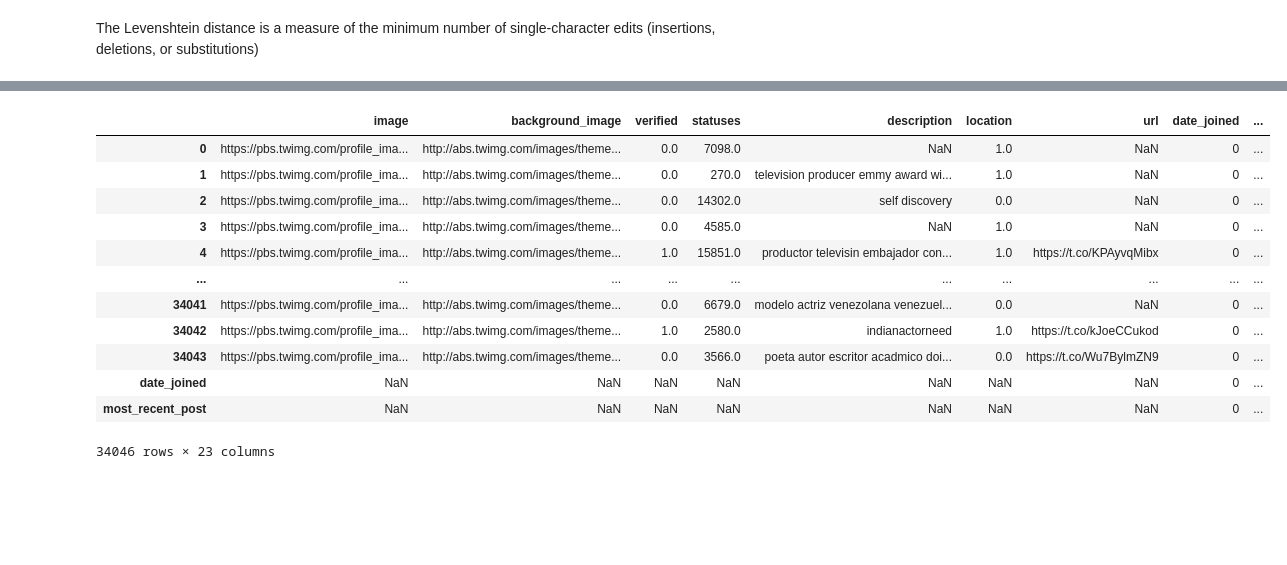
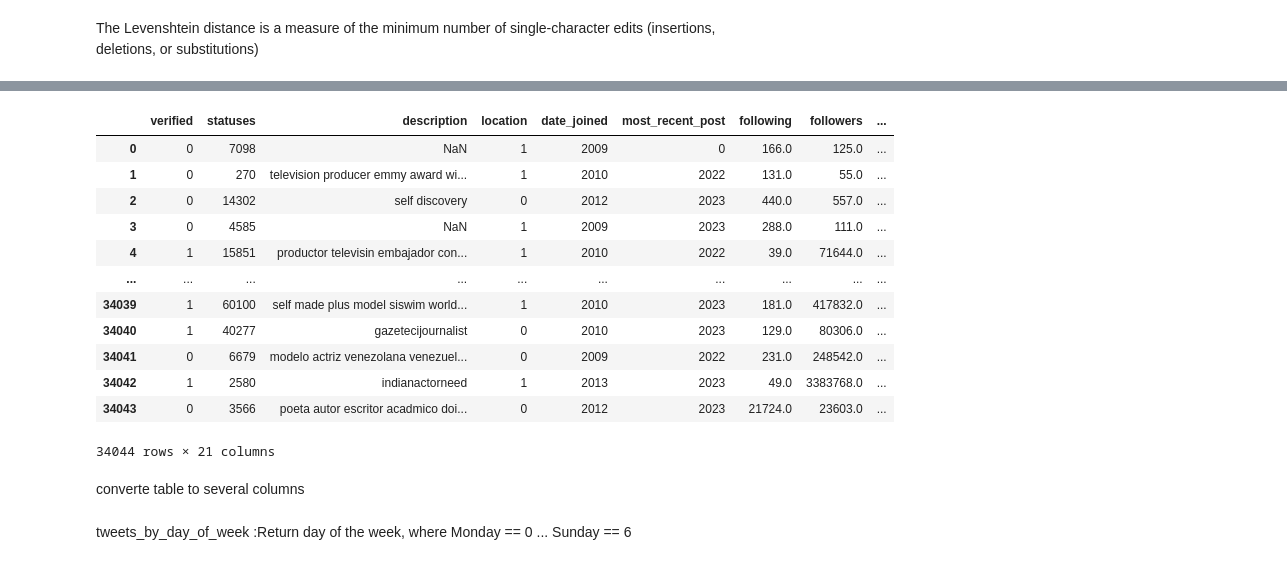
Before and after one commit to PFE2024/satt_ai, a Jupyter notebook: twitter/converteStringToFloat.ipynb, the cells around one changed output, grey strips where cells are left out. Drawn from its saved outputs; the diff is of its cells as text; code cells hidden in the pictures; blank space fills up the shorter version.

Commit message:
converte all the rest string to float except desc

```diff
--- a/twitter/converteStringToFloat.ipynb
+++ b/twitter/converteStringToFloat.ipynb
@@ -286,26 +283,26 @@ data
 # %%
 def creation_year(year):
     try:
         dt = datetime.strptime(str(year), '%Y-%m-%d %H:%M:%S')
         return dt.year
     except:
         return 0
 data['date_joined'] = data.apply(lambda row :creation_year(row["date_joined"]), axis=1)
 
 data['most_recent_post'] = data.apply(lambda row :creation_year(row["most_recent_post"]), axis=1)
-data =data.drop(["screen_name",	"display_name"], axis=1)
+data =data.drop(["screen_name",	"display_name","image","background_image","url"], axis=1)
 data
 # %% [output]
-|  | image | background_image | verified | statuses | description | location | url | date_joined | ... |
-| 0 | https://pbs.twimg.com/profile_ima... | http://abs.twimg.com/images/theme... | 0.0 | 7098.0 | NaN | 1.0 | NaN | 0 | ... |
-| 1 | https://pbs.twimg.com/profile_ima... | http://abs.twimg.com/images/theme... | 0.0 | 270.0 | television producer emmy award wi... | 1.0 | NaN | 0 | ... |
-| 2 | https://pbs.twimg.com/profile_ima... | http://abs.twimg.com/images/theme... | 0.0 | 14302.0 | self discovery | 0.0 | NaN | 0 | ... |
-| 3 | https://pbs.twimg.com/profile_ima... | http://abs.twimg.com/images/theme... | 0.0 | 4585.0 | NaN | 1.0 | NaN | 0 | ... |
-| 4 | https://pbs.twimg.com/profile_ima... | http://abs.twimg.com/images/theme... | 1.0 | 15851.0 | productor televisin embajador con... | 1.0 | https://t.co/KPAyvqMibx | 0 | ... |
+|  | verified | statuses | description | location | date_joined | most_recent_post | following | followers | ... |
+| 0 | 0 | 7098 | NaN | 1 | 2009 | 0 | 166.0 | 125.0 | ... |
+| 1 | 0 | 270 | television producer emmy award wi... | 1 | 2010 | 2022 | 131.0 | 55.0 | ... |
+| 2 | 0 | 14302 | self discovery | 0 | 2012 | 2023 | 440.0 | 557.0 | ... |
+| 3 | 0 | 4585 | NaN | 1 | 2009 | 2023 | 288.0 | 111.0 | ... |
+| 4 | 1 | 15851 | productor televisin embajador con... | 1 | 2010 | 2022 | 39.0 | 71644.0 | ... |
 | ... | ... | ... | ... | ... | ... | ... | ... | ... | ... |
-| 34041 | https://pbs.twimg.com/profile_ima... | http://abs.twimg.com/images/theme... | 0.0 | 6679.0 | modelo actriz venezolana venezuel... | 0.0 | NaN | 0 | ... |
-| 34042 | https://pbs.twimg.com/profile_ima... | http://abs.twimg.com/images/theme... | 1.0 | 2580.0 | indianactorneed | 1.0 | https://t.co/kJoeCCukod | 0 | ... |
-| 34043 | https://pbs.twimg.com/profile_ima... | http://abs.twimg.com/images/theme... | 0.0 | 3566.0 | poeta autor escritor acadmico doi... | 0.0 | https://t.co/Wu7BylmZN9 | 0 | ... |
-| date_joined | NaN | NaN | NaN | NaN | NaN | NaN | NaN | 0 | ... |
-| most_recent_post | NaN | NaN | NaN | NaN | NaN | NaN | NaN | 0 | ... |
+| 34039 | 1 | 60100 | self made plus model siswim world... | 1 | 2010 | 2023 | 181.0 | 417832.0 | ... |
+| 34040 | 1 | 40277 | gazetecijournalist | 0 | 2010 | 2023 | 129.0 | 80306.0 | ... |
+| 34041 | 0 | 6679 | modelo actriz venezolana venezuel... | 0 | 2009 | 2022 | 231.0 | 248542.0 | ... |
+| 34042 | 1 | 2580 | indianactorneed | 1 | 2013 | 2023 | 49.0 | 3383768.0 | ... |
+| 34043 | 0 | 3566 | poeta autor escritor acadmico doi... | 0 | 2012 | 2023 | 21724.0 | 23603.0 | ... |
-34046 rows × 23 columns
+34044 rows × 21 columns
@@ -311,0 +311,2 @@ data
+# %% [markdown]
+converte table to several columns
@@ -311,0 +315,2 @@ data
+# %% [markdown]
+tweets_by_day_of_week :Return day of the week, where Monday == 0 ... Sunday == 6
```
Also changed, not shown: parts of 16 cells of this notebook, 4 other files.
